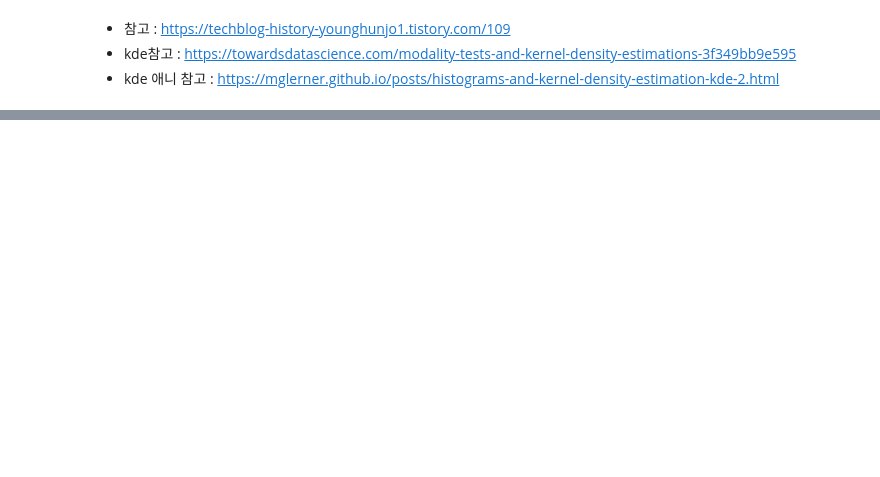
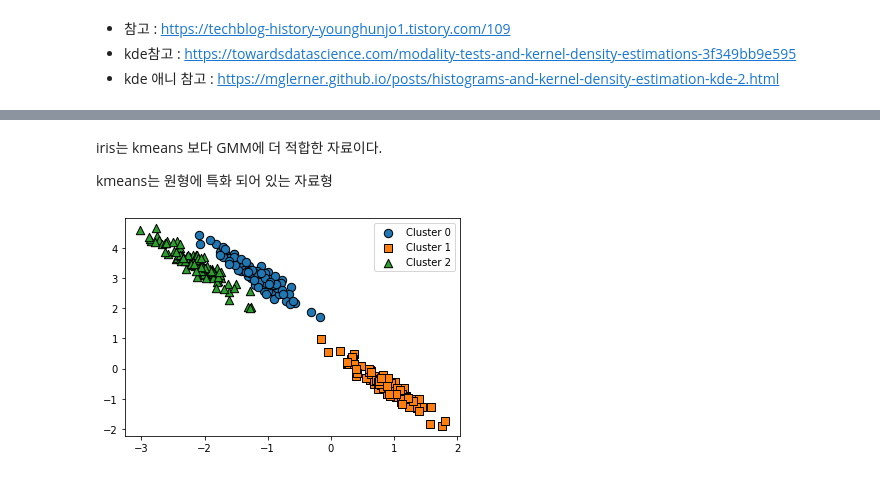
Before and after one commit to SeWonKwon/Machine-Learning, a Jupyter notebook: Machine_Learning/E01_Clustering.ipynb, the cells around one changed output, grey strips where cells are left out. Saved outputs shown, nothing was run; the diff lists cells and outputs as text; code cells hidden in the pictures; blank space fills up the shorter version.

```diff
--- a/Machine_Learning/E01_Clustering.ipynb
+++ b/Machine_Learning/E01_Clustering.ipynb
@@ -665,0 +865,4 @@ NameError: name 'data' is not defined
+# %% [markdown]
+iris는 kmeans 보다 GMM에 더 적합한 자료이다.
+
+kmeans는 원형에 특화 되어 있는 자료형
@@ -665,0 +902,16 @@ NameError: name 'data' is not defined
+# %%
+from sklearn.datasets import make_blobs
+
+# make_blobs() 로 300개의 데이터 셋, 3개의 cluster 셋, cluster_std=0.5 을 만듬.
+X, y = make_blobs(n_samples=300, n_features=2, centers=3, cluster_std=0.5, random_state=0)
+
+# 길게 늘어난 타원형의 데이터 셋을 생성하기 위해 변환함.
+transformation = [[0.60834549, -0.63667341], [-0.40887718, 0.85253229]]
+X_aniso = np.dot(X, transformation)
+# feature 데이터 셋과 make_blobs( ) 의 y 결과 값을 DataFrame으로 저장
+clusterDF = pd.DataFrame(data=X_aniso, columns=['ftr1', 'ftr2'])
+clusterDF['target'] = y
+# 생성된 데이터 셋을 target 별로 다른 marker 로 표시하여 시각화 함.
+visualize_cluster_plot(None, clusterDF, 'target', iscenter=False)
+# %% [output]
+[figure, added]
```
Also changed, not shown: parts of 40 cells of this notebook.
